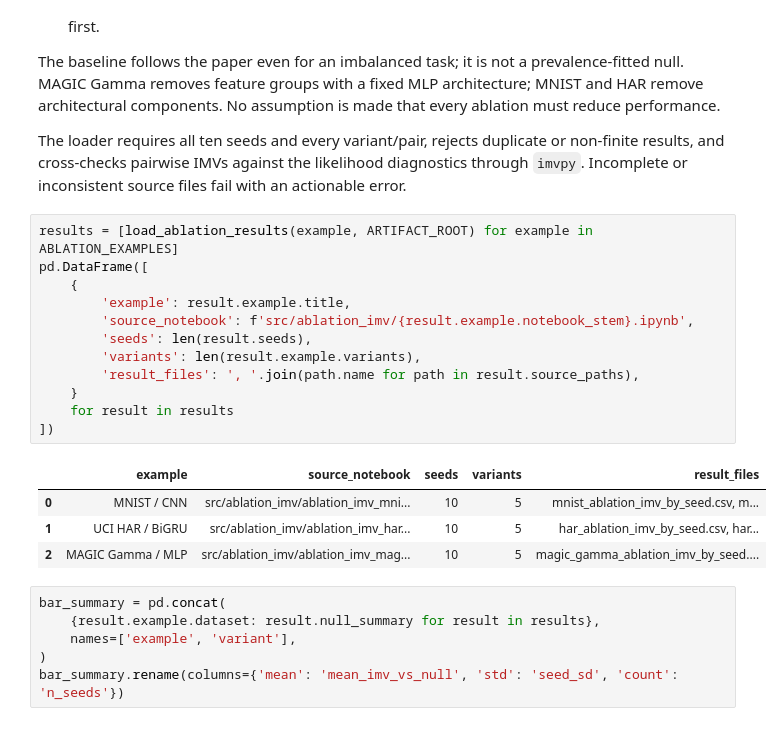
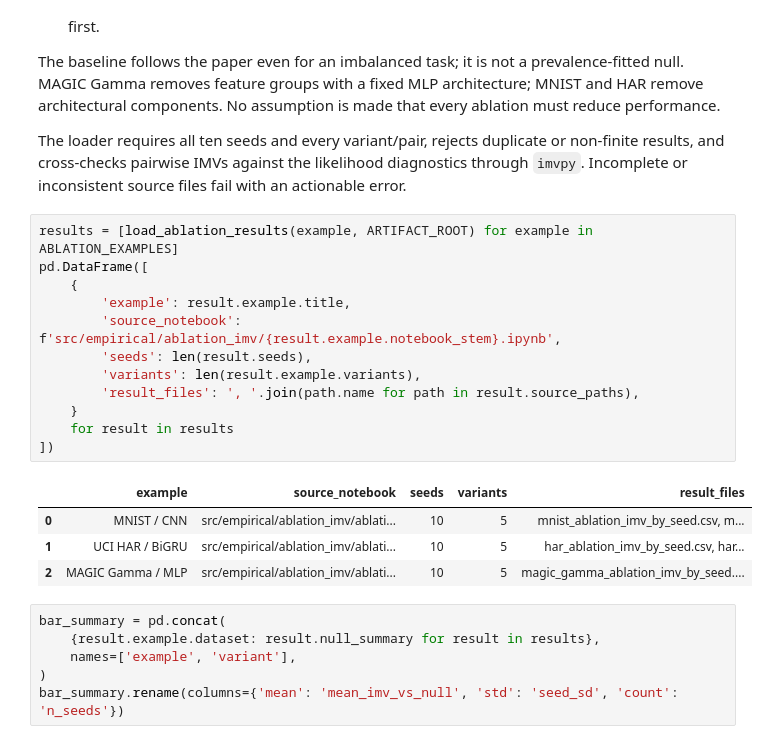
Before and after one commit to intermodelvigorish/IMV_ML, a Jupyter notebook: src/plotter/plotter.ipynb, the cells around one changed output. Drawn from its saved outputs; the diff is of its cells as text.

```diff
--- a/src/plotter/plotter.ipynb
+++ b/src/plotter/plotter.ipynb
@@ -47,20 +47,20 @@ The loader requires all ten seeds and every variant/pair, rejects duplicate or n
 # %%
 results = [load_ablation_results(example, ARTIFACT_ROOT) for example in ABLATION_EXAMPLES]
 pd.DataFrame([
     {
         'example': result.example.title,
-        'source_notebook': f'src/ablation_imv/{result.example.notebook_stem}.ipynb',
+        'source_notebook': f'src/empirical/ablation_imv/{result.example.notebook_stem}.ipynb',
         'seeds': len(result.seeds),
         'variants': len(result.example.variants),
         'result_files': ', '.join(path.name for path in result.source_paths),
     }
     for result in results
 ])
 # %% [output]
 |  | example | source_notebook | seeds | variants | result_files |
-| 0 | MNIST / CNN | src/ablation_imv/ablation_imv_mni... | 10 | 5 | mnist_ablation_imv_by_seed.csv, m... |
-| 1 | UCI HAR / BiGRU | src/ablation_imv/ablation_imv_har... | 10 | 5 | har_ablation_imv_by_seed.csv, har... |
-| 2 | MAGIC Gamma / MLP | src/ablation_imv/ablation_imv_mag... | 10 | 5 | magic_gamma_ablation_imv_by_seed.... |
+| 0 | MNIST / CNN | src/empirical/ablation_imv/ablati... | 10 | 5 | mnist_ablation_imv_by_seed.csv, m... |
+| 1 | UCI HAR / BiGRU | src/empirical/ablation_imv/ablati... | 10 | 5 | har_ablation_imv_by_seed.csv, har... |
+| 2 | MAGIC Gamma / MLP | src/empirical/ablation_imv/ablati... | 10 | 5 | magic_gamma_ablation_imv_by_seed.... |
 # %%
 bar_summary = pd.concat(
     {result.example.dataset: result.null_summary for result in results},
```
Also changed, not shown: parts of 3 cells of this notebook, 14 other files.
